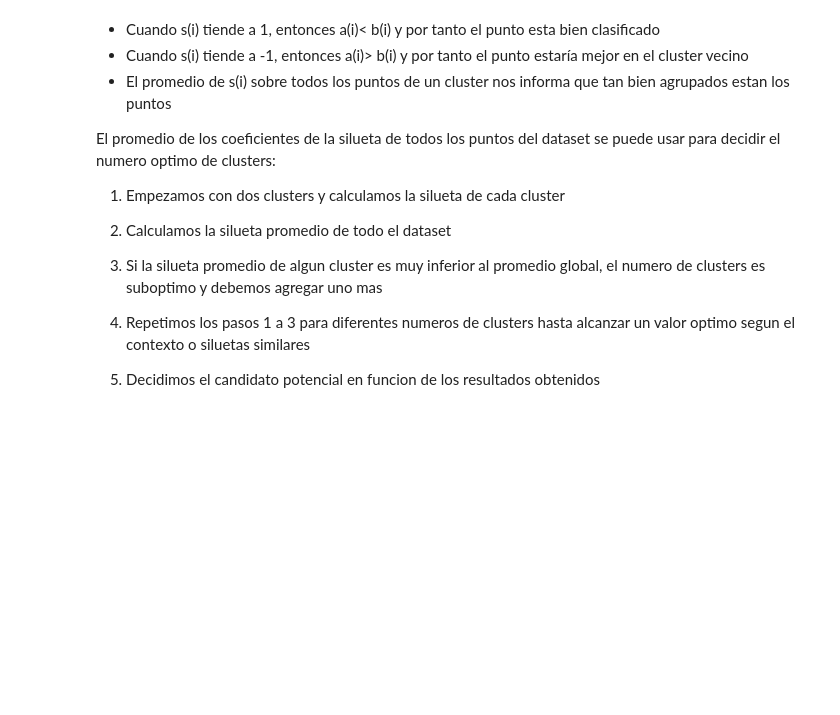
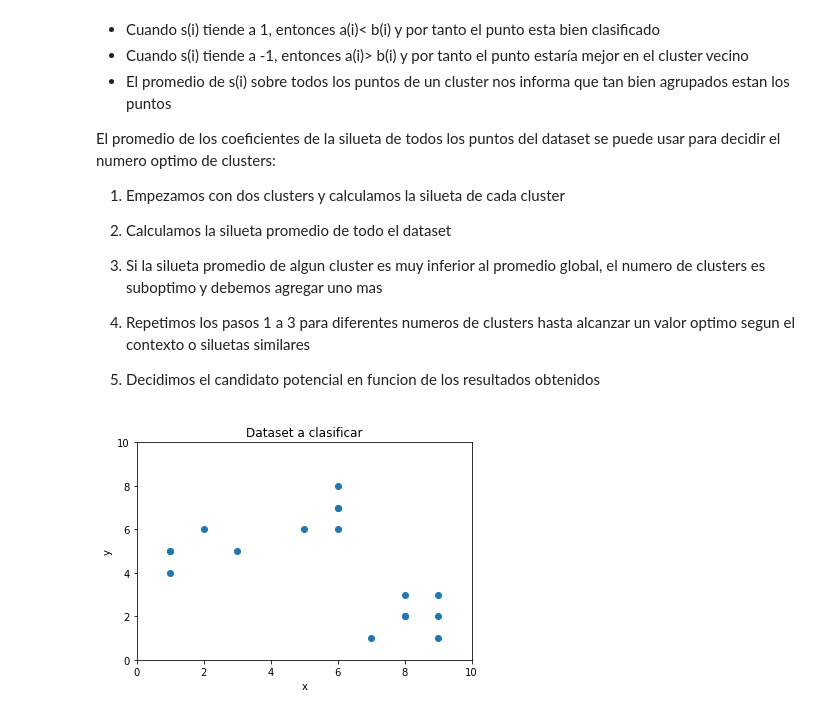
Before and after one commit to LinaTobon/ML_Couse_Udemy, a Jupyter notebook: Clustering/K-means.ipynb, the cells around one changed output. Drawn from its saved outputs; the diff is of its cells as text; code cells hidden in the pictures; blank space fills up the shorter version.

```diff
--- a/Clustering/K-means.ipynb
+++ b/Clustering/K-means.ipynb
@@ -249,3 +250,19 @@ El promedio de los coeficientes de la silueta de todos los puntos del dataset se
 4. Repetimos los pasos 1 a 3 para diferentes numeros de clusters hasta alcanzar un valor optimo segun el contexto o siluetas similares
 
 5. Decidimos el candidato potencial en funcion de los resultados obtenidos
+# %%
+x1 = np.array([3,1,1,2,1,6,6,6,5,6,7,8,9,8,9,9,8])
+x2 = np.array([5,4,5,6,5,8,6,7,6,7,1,2,1,2,3,2,3])
+
+X = np.array(list(zip(x1,x2))).reshape(len(x1),2)
+# %%
+plt.plot()
+plt.xlim([0,10])
+plt.ylim([0,10])
+plt.title("Dataset a clasificar")
+plt.xlabel("x")
+plt.ylabel("y")
+plt.scatter(x1,x2)
+plt.show()
+# %% [output]
+[figure, added]
```
Also changed, not shown: parts of 2 cells of this notebook.
